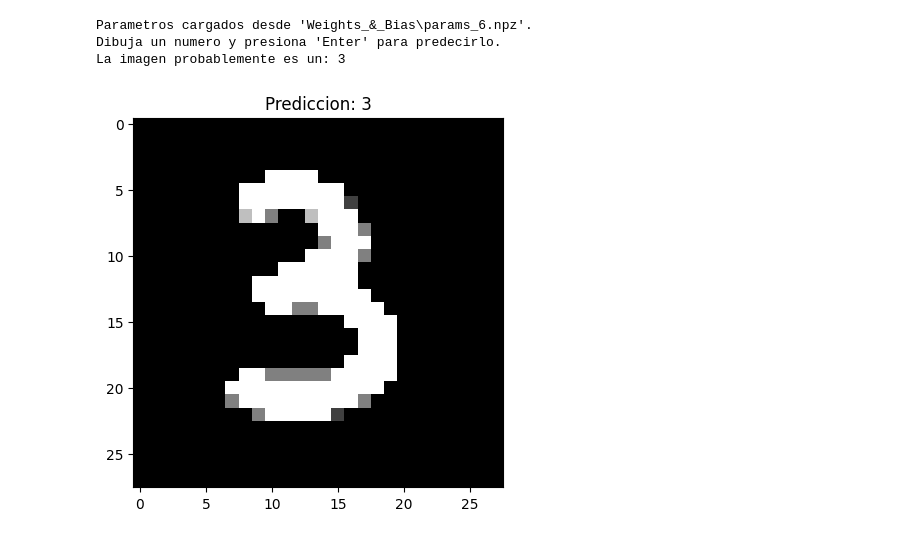
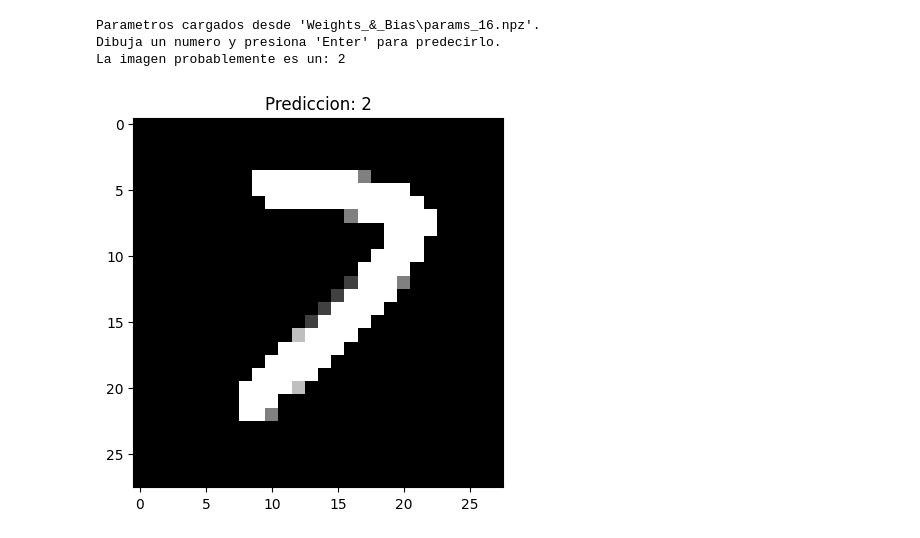
Before and after one commit to danacreyes/NeuralNetwork-2024, a Jupyter notebook: Neural_Network.ipynb, the cells around one changed output. Drawn from its saved outputs; the diff is of its cells as text; code cells hidden in the pictures.

```diff
--- a/Neural_Network.ipynb
+++ b/Neural_Network.ipynb
@@ -258,6 +267,7 @@ import cv2
 import os
 
 #! Inicializar los parametros de la red neuronal ===============================================
+# Si queres saber a que grafico corresponde mira el titulo del graph
 
 #model_params_file = os.path.join('Weights_&_Bias', 'params_0.npz') # Final precision of test: 67.2851%, Final Precision of train: 72.3632%
 #model_params_file = os.path.join('Weights_&_Bias', 'params_1.npz') # Final precision of test: 90.5761%, Final Precision of train: 97.9492%
@@ -265,10 +275,17 @@ import os
 #model_params_file = os.path.join('Weights_&_Bias', 'params_3.npz') # Final precision of test: 90.9175%, Final Precision of train: 100.0000%, se creo a partir de params_1
 #model_params_file = os.path.join('Weights_&_Bias', 'params_4.npz') # Final precision of test: 91.2597%, Final Precision of train: 100.0000%, se creo a partir de params_3
 #model_params_file = os.path.join('Weights_&_Bias', 'params_5.npz') # Final precision of test: 93.8964%, Final Precision of train: 100.0000%, se creo a partir de params_4
-model_params_file = os.path.join('Weights_&_Bias', 'params_6.npz') # Final precision of test: 94.8730%, Final Precision of train: 100.0000%, se creo a partir de params_5
-#model_params_file = os.path.join('Weights_&_Bias', 'params_7.npz') # Final precision of test: 70.3125%, Final Precision of train: 100.0000%, L = 0.01, batch_size = 128, num_iterations = 10_000, si queres saber a que grafico corresponde mira el titulo del graph
+#model_params_file = os.path.join('Weights_&_Bias', 'params_6.npz') # Final precision of test: 94.8730%, Final Precision of train: 100.0000%, se creo a partir de params_5
+#model_params_file = os.path.join('Weights_&_Bias', 'params_7.npz') # Final precision of test: 70.3125%, Final Precision of train: 100.0000%, L = 0.01, batch_size = 128, num_iterations = 10_000
 #model_params_file = os.path.join('Weights_&_Bias', 'params_8.npz') # Final precision of test: 76.5625%, Final Precision of train: 100.0000%, L = 0.02, batch_size = 256, num_iterations = 8_000
 #model_params_file = os.path.join('Weights_&_Bias', 'params_9.npz') # Final precision of test: 86.7188%, Final Precision of train: 99.1211%, L = 0.02, batch_size = 1024, num_iterations= 4_000
+#model_params_file = os.path.join('Weights_&_Bias', 'params_10.npz') # Final precision of test: 87.9883%, Final Precision of train: 96.7285% L = 0.03, batch_size = 2048, num_iterations= 3_000
+#model_params_file = os.path.join('Weights_&_Bias', 'params_11.npz') # Final precision of test: 90.6982%, Final Precision of train: 98.9014% L = 0.03, batch_size = 4096, num_iterations= 6_000 (Iter 5600, Precision of test: 90.7471%, Precision of train: 98.6328%)
+#model_params_file = os.path.join('Weights_&_Bias', 'params_12.npz') # Final precision of test: 84.3750%, Final Precision of train: 100.0000% L = 0.02, batch_size = 512, num_iterations= 6_000 (Iter 4000, Precision of test: 84.9609%, Precision of train: 100.0000%)
+#model_params_file = os.path.join('Weights_&_Bias', 'params_13.npz') # Final precision of test: 93.6646%, Final Precision of train: 98.7671% L = 0.03, batch_size = 8_192, num_iterations= 8_000
+#model_params_file = os.path.join('Weights_&_Bias', 'params_14.npz') # Final precision of test: 94.0552%, Final Precision of train: 99.7314% L = 0.08, batch_size = 8_192, num_iterations= 4_000
+#model_params_file = os.path.join('Weights_&_Bias', 'params_15.npz') # ""Final precision of test: 96.0000%, Final Precision of train: 97.0000%"" L = 0.1, batch_size = 16_384, num_iterations= 4_000
+model_params_file = os.path.join('Weights_&_Bias', 'params_16.npz') # Final precision of test: 96.4650%, Final Precision of train: 97.9550% L = 0.1, batch_size = 32_768, num_iterations= 4_000
 
 #! Inicializar los parametros de la red neuronal ===============================================
 
@@ -330,36 +347,36 @@ while True:
         break
     elif key == 27:  # Tecla Esc limpia el lienzo
         canvas.fill(0)
 
 cv2.destroyAllWindows()
 
 # Preprocesar la imagen dibujada para la predicción
 def preprocess_image(img):
     img_resized = cv2.resize(img, (20, 20))  # Redimensionar a 20x20 píxeles
     img_with_border = np.zeros((28, 28), dtype=np.uint8)
     img_with_border[4:24, 4:24] = img_resized  # Centrar la imagen redimensionada en un borde de 28x28
     img_with_border = img_with_border / 255.0  # Normalizar a rango 0-1
     img_with_border = img_with_border.flatten()  # Aplanar a un vector (784,)
     return img_with_border
 
 # Procesar y remodelar la imagen
 processed_image = preprocess_image(canvas)
 processed_image = processed_image.reshape(1, -1)  # Forma como (1, 784) para la predicción
 
 # Predecir el dígito usando la red neuronal
 A1, A2, A3 = forward_prop(processed_image.T)  # Asegúrate de transponer para que tenga la forma correcta
 prediction = np.argmax(A3, axis=0)  # Obtener la clase con mayor probabilidad
 print(f"La imagen probablemente es un: {prediction[0]}")
 
 # Mostrar la imagen procesada
 plt.imshow(processed_image.reshape(28, 28), cmap="gray")
 plt.title(f"Prediccion: {prediction[0]}")
 plt.show()
 # %% [output]
-Parametros cargados desde 'Weights_&_Bias\params_6.npz'.
+Parametros cargados desde 'Weights_&_Bias\params_16.npz'.
 Dibuja un numero y presiona 'Enter' para predecirlo.
-La imagen probablemente es un: 3
+La imagen probablemente es un: 2
-[figure, old version]
+[figure, new version]
 # %%
 import matplotlib.pyplot as plt
 import numpy as np
```
Also changed, not shown: parts of 3 cells of this notebook, 6 other files.
